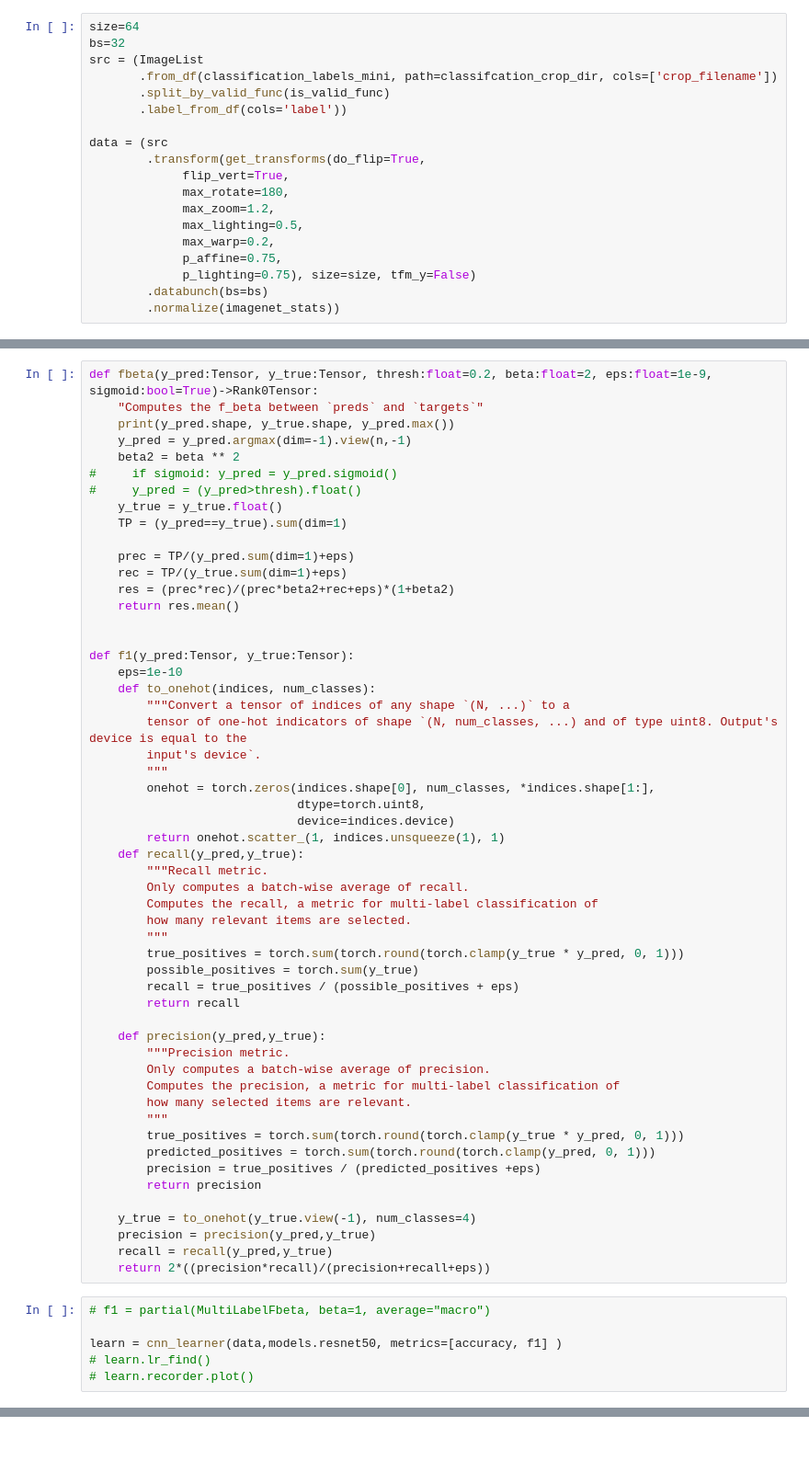
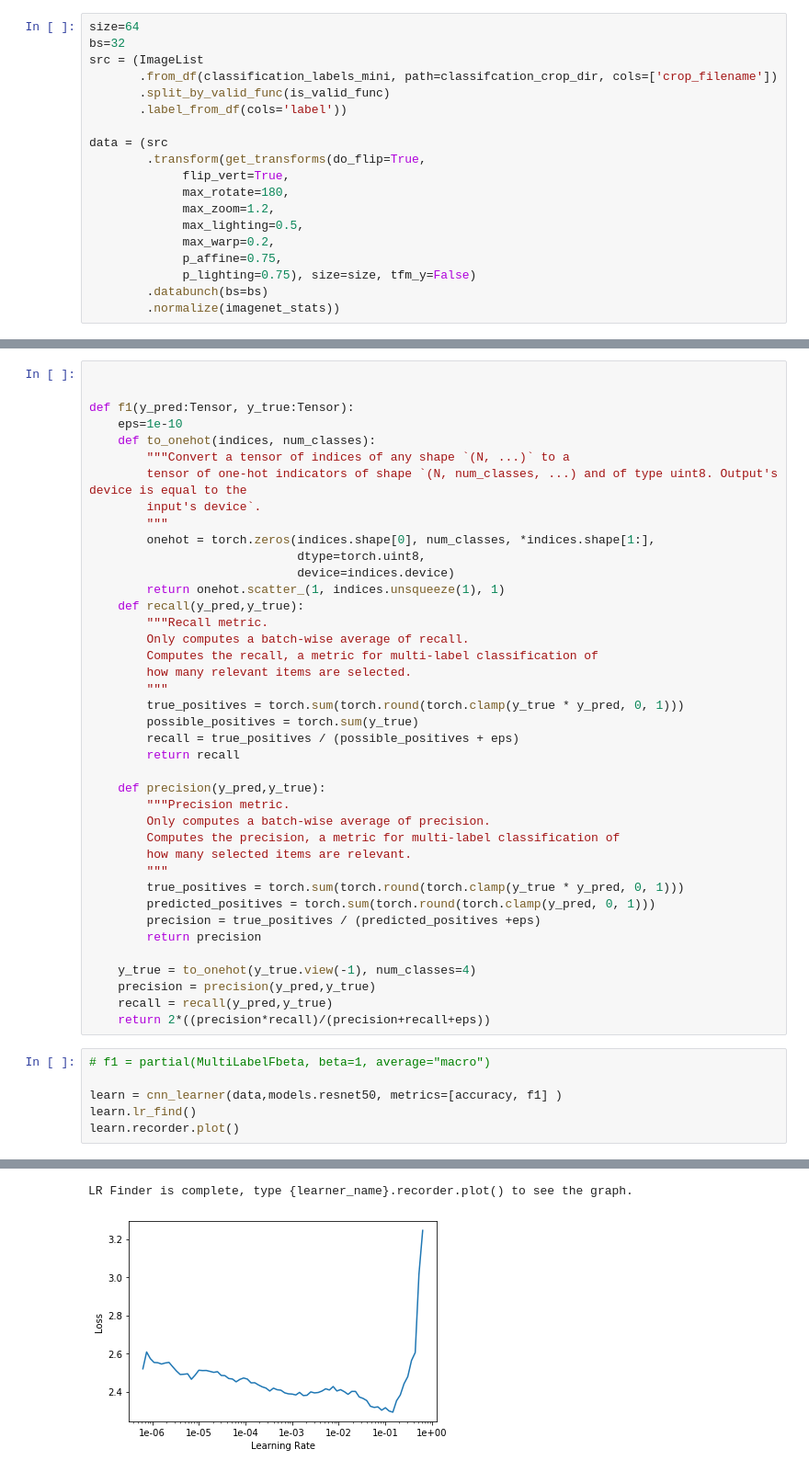
Before and after one commit to wwymak/spacenet-buildings, a Jupyter notebook: xview2/damage classification.ipynb, the cells around one changed output, grey strips where cells are left out. Shown at 92% size. Saved outputs shown, nothing was run; the diff lists cells and outputs as text; blank space fills up the shorter version.

```diff
--- a/xview2/damage classification.ipynb
+++ b/xview2/damage classification.ipynb
@@ -144,18 +144,4 @@ data.show_batch(ds_type=DatasetType.Valid)
 # %%
-def fbeta(y_pred:Tensor, y_true:Tensor, thresh:float=0.2, beta:float=2, eps:float=1e-9, sigmoid:bool=True)->Rank0Tensor:
-    "Computes the f_beta between `preds` and `targets`"
-    print(y_pred.shape, y_true.shape, y_pred.max())
-    y_pred = y_pred.argmax(dim=-1).view(n,-1)
-    beta2 = beta ** 2
-#     if sigmoid: y_pred = y_pred.sigmoid()
-#     y_pred = (y_pred>thresh).float()
-    y_true = y_true.float()
-    TP = (y_pred==y_true).sum(dim=1)
-
-    prec = TP/(y_pred.sum(dim=1)+eps)
-    rec = TP/(y_true.sum(dim=1)+eps)
-    res = (prec*rec)/(prec*beta2+rec+eps)*(1+beta2)
-    return res.mean()
 
 
 def f1(y_pred:Tensor, y_true:Tensor):
@@ -199,5 +185,6 @@ def f1(y_pred:Tensor, y_true:Tensor):
 # f1 = partial(MultiLabelFbeta, beta=1, average="macro")
 
 learn = cnn_learner(data,models.resnet50, metrics=[accuracy, f1] )
-# learn.lr_find()
-# learn.recorder.plot()
+learn.lr_find()
+learn.recorder.plot()
+# %% [output]
@@ -204 +192,3 @@ learn = cnn_learner(data,models.resnet50, metrics=[accuracy, f1] )
+LR Finder is complete, type {learner_name}.recorder.plot() to see the graph.
+[figure, added]
 # %%
```
Also changed, not shown: parts of 19 cells of this notebook.
